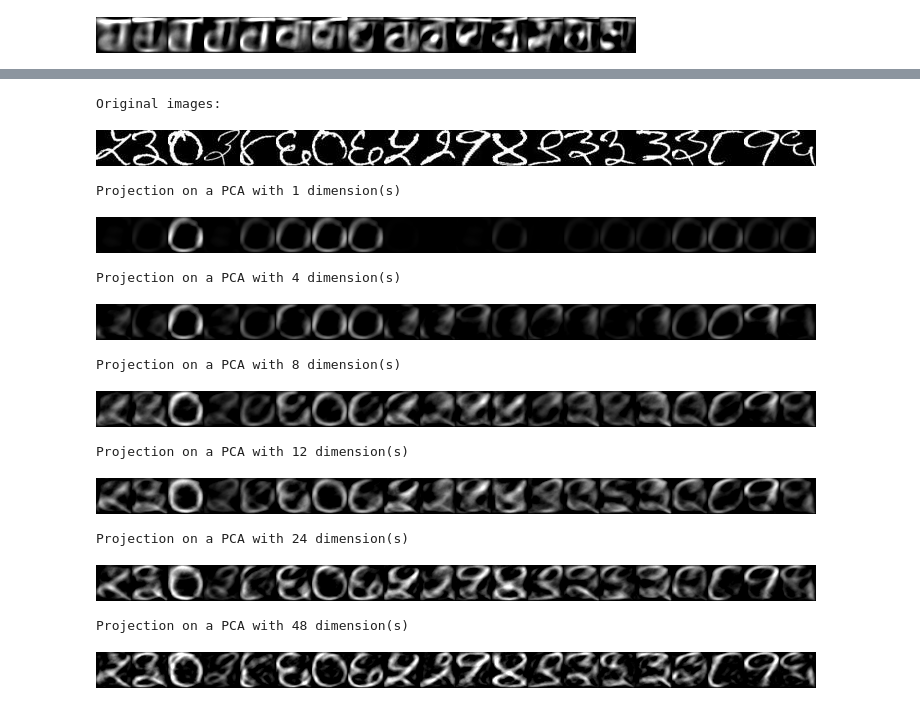
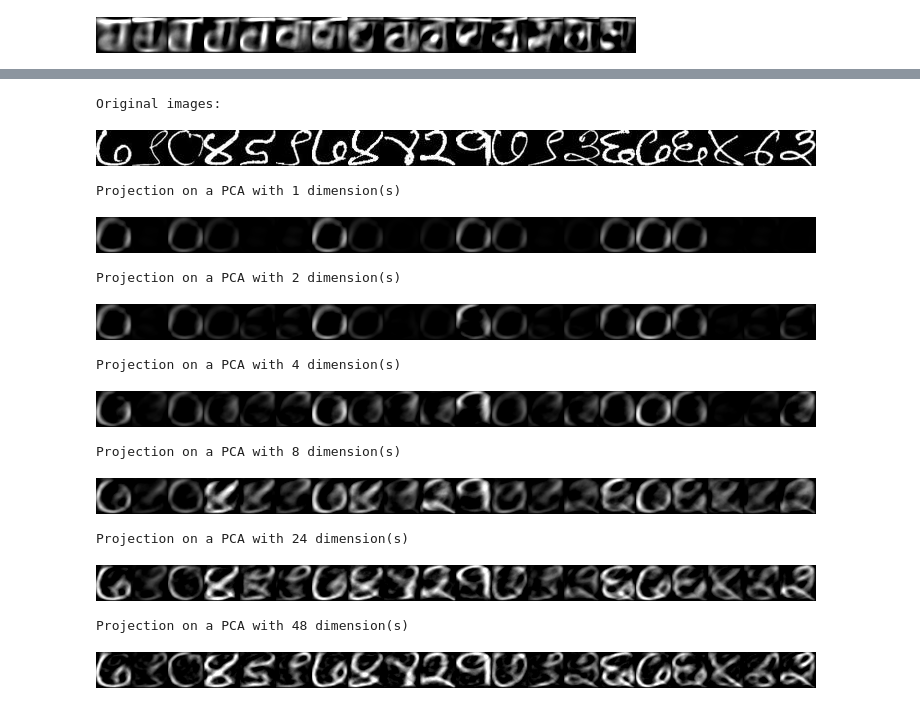
Before and after one commit to PForet/Devanagari_recognition, a Jupyter notebook: Benchmark.ipynb, the cells around one changed output, grey strips where cells are left out. Drawn from its saved outputs; the diff is of its cells as text; code cells hidden in the pictures.

```diff
--- a/Benchmark.ipynb
+++ b/Benchmark.ipynb
@@ -229,41 +242,41 @@ Most important features for consonants:
 # %%
 # Given a sample of images (as vector), display their projection on a PCA with n_axis
 def display_inverse_PCA(sample, n_axis):
     # Define and fit on all the numerals
     pca = PCA(n_components = n_axis)
     pca.fit(numerals_inputs)
     # Project the sample on the PCA axis
     transformed_samples = pca.transform(sample)
     # Go again in the original space so we can interpret the projections as images
     untransformed_samples = [img.reshape(36,36) for img in
             pca.inverse_transform(transformed_samples)]
     # Paste all images sides by sides and display
     all_images = concatenate(untransformed_samples, axis=1)
     display(Image.fromarray(np.matrix(all_images)).convert('RGB'))
 
 # Randomly select a sample of characters to work with
 image_sample = sample(numerals_proc, 20)
 # Transform the selected images as vectors, without rescaling them
 vec_sample = to_vectors(image_sample, False)
 
 # Display the results for some numbers of components
 print("Original images:")
 display_some(image_sample, n=0, to_sample=False)
-for nb_components in (1,4,8,12,24,48):
+for nb_components in (1,2,4,8,24,48):
     print("Projection on a PCA with {} dimension(s)".format(nb_components))
     display_inverse_PCA(vec_sample, nb_components)
 # %% [output]
 Original images:
-[figure, old version]
+[figure, new version]
 Projection on a PCA with 1 dimension(s)
-[figure, old version]
+[figure, new version]
-Projection on a PCA with 4 dimension(s)
+Projection on a PCA with 2 dimension(s)
-[figure, old version]
+[figure, new version]
-Projection on a PCA with 8 dimension(s)
+Projection on a PCA with 4 dimension(s)
-[figure, old version]
+[figure, new version]
-Projection on a PCA with 12 dimension(s)
+Projection on a PCA with 8 dimension(s)
-[figure, old version]
+[figure, new version]
 Projection on a PCA with 24 dimension(s)
-[figure, old version]
+[figure, new version]
 Projection on a PCA with 48 dimension(s)
-[figure, old version]
+[figure, new version]
```
Also changed, not shown: parts of 3 cells of this notebook.
